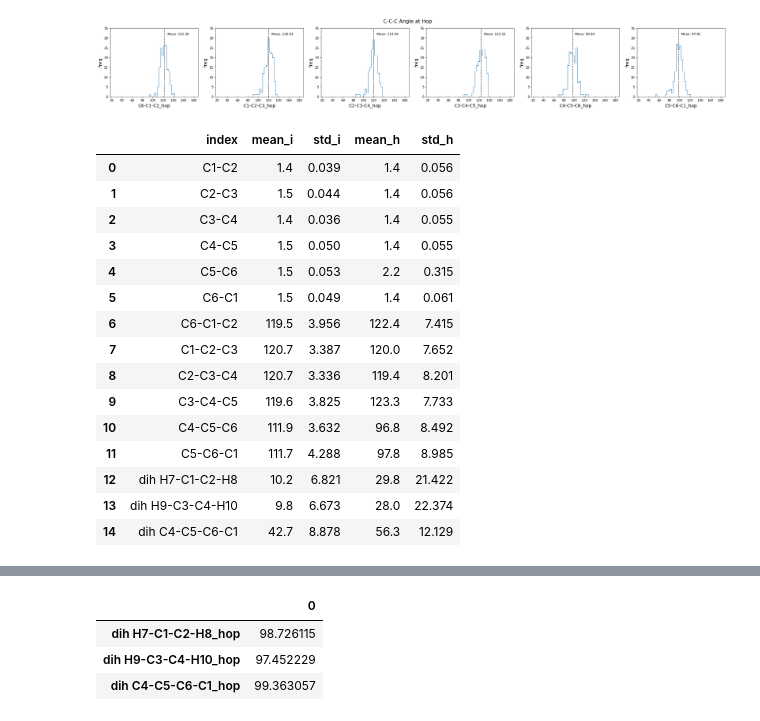
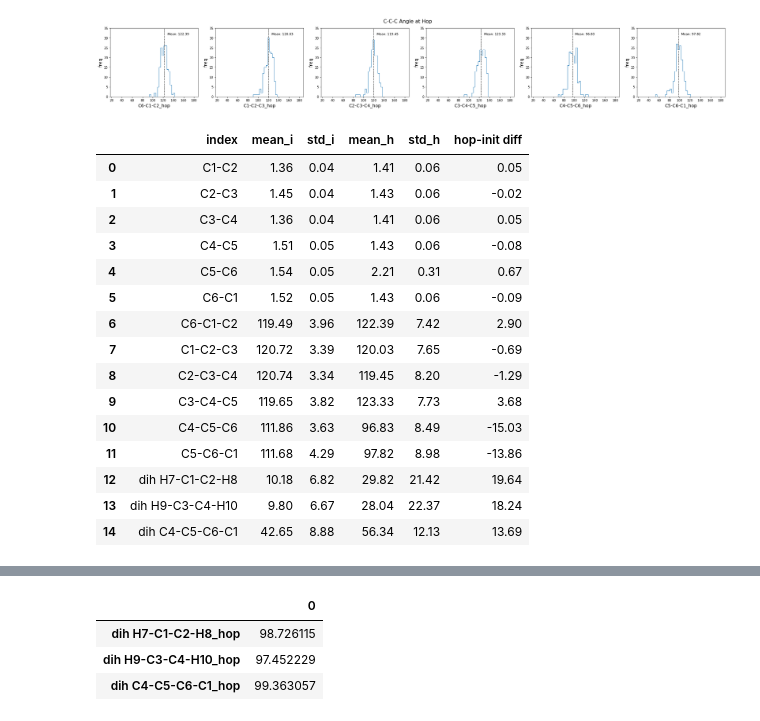
Before and after one commit to KhaiTTNguyen/Computational_Quantum_Chemistry, a Jupyter notebook: structural_influence_on_excited_state_dynamics/[Khai_Nguyen]_CHD_IC_Visualization.ipynb, the cells around one changed output, grey strips where cells are left out. Saved outputs shown, nothing was run; the diff lists cells and outputs as text; code cells hidden in the pictures.

```diff
--- a/structural_influence_on_excited_state_dynamics/[Khai_Nguyen]_CHD_IC_Visualization.ipynb
+++ b/structural_influence_on_excited_state_dynamics/[Khai_Nguyen]_CHD_IC_Visualization.ipynb
@@ -75,45 +75,46 @@ plt.savefig(output_path)
 # %%
 # ------------------- Compute mean & stdv for dihedrals ----------------- #
 split_index = math.ceil(len(dih_merge.columns)/2)
-mean_initial = dih_merge.iloc[:,1:split_index].mean(axis=0).round(decimals=1).rename('mean_i').to_frame()
-mean_hop = dih_merge.iloc[:,split_index:].mean(axis=0).round(decimals=1).rename('mean_h').to_frame()
-std_initial = dih_merge.iloc[:,1:split_index].std(axis=0).round(decimals=3).rename('std_i').to_frame()
-std_hop = dih_merge.iloc[:,split_index:].std(axis=0).round(decimals=3).rename('std_h').to_frame()
+mean_initial = dih_merge.iloc[:,1:split_index].mean(axis=0).round(decimals=2).rename('mean_i').to_frame()
+mean_hop = dih_merge.iloc[:,split_index:].mean(axis=0).round(decimals=2).rename('mean_h').to_frame()
+std_initial = dih_merge.iloc[:,1:split_index].std(axis=0).round(decimals=2).rename('std_i').to_frame()
+std_hop = dih_merge.iloc[:,split_index:].std(axis=0).round(decimals=2).rename('std_h').to_frame()
 
 # ------------- set axis ----------------
 mean_initial.set_axis(hop_data.columns[1:], axis=0, inplace=True)
 mean_hop.set_axis(hop_data.columns[1:], axis=0, inplace=True)
 std_initial.set_axis(hop_data.columns[1:], axis=0, inplace=True)
 std_hop.set_axis(hop_data.columns[1:], axis=0, inplace=True)
 
 # Merge
 compare_mean = pd.concat([mean_initial, std_initial, mean_hop, std_hop], axis=1, sort=False).reset_index()                                           # axis{0/’index’, 1/’columns’},
 compare_mean.index = range(len(compare_mean))
+compare_mean['hop-init diff'] = compare_mean['mean_h']-compare_mean['mean_i']
 
 compare_mean
 # #------------------------- Output to file ----------------------#
 # fig = plt.figure()
 # display(compare_mean[:])
 # output_path = os.path.join(".", "visuals", "CHD", "initial_vs_hop", date_computed + "_initial_vs_hop_average" + ".png")
 # os.makedirs(os.path.dirname(output_path), exist_ok=True) # create folder if not existed yet
 # fig.savefig(output_path, bbox_inches='tight', dpi=600)
 # %% [output]
-|  | index | mean_i | std_i | mean_h | std_h |
-| 0 | C1-C2 | 1.4 | 0.039 | 1.4 | 0.056 |
-| 1 | C2-C3 | 1.5 | 0.044 | 1.4 | 0.056 |
-| 2 | C3-C4 | 1.4 | 0.036 | 1.4 | 0.055 |
-| 3 | C4-C5 | 1.5 | 0.050 | 1.4 | 0.055 |
-| 4 | C5-C6 | 1.5 | 0.053 | 2.2 | 0.315 |
-| 5 | C6-C1 | 1.5 | 0.049 | 1.4 | 0.061 |
-| 6 | C6-C1-C2 | 119.5 | 3.956 | 122.4 | 7.415 |
-| 7 | C1-C2-C3 | 120.7 | 3.387 | 120.0 | 7.652 |
-| 8 | C2-C3-C4 | 120.7 | 3.336 | 119.4 | 8.201 |
-| 9 | C3-C4-C5 | 119.6 | 3.825 | 123.3 | 7.733 |
-| 10 | C4-C5-C6 | 111.9 | 3.632 | 96.8 | 8.492 |
-| 11 | C5-C6-C1 | 111.7 | 4.288 | 97.8 | 8.985 |
-| 12 | dih H7-C1-C2-H8 | 10.2 | 6.821 | 29.8 | 21.422 |
-| 13 | dih H9-C3-C4-H10 | 9.8 | 6.673 | 28.0 | 22.374 |
-| 14 | dih C4-C5-C6-C1 | 42.7 | 8.878 | 56.3 | 12.129 |
+|  | index | mean_i | std_i | mean_h | std_h | hop-init diff |
+| 0 | C1-C2 | 1.36 | 0.04 | 1.41 | 0.06 | 0.05 |
+| 1 | C2-C3 | 1.45 | 0.04 | 1.43 | 0.06 | -0.02 |
+| 2 | C3-C4 | 1.36 | 0.04 | 1.41 | 0.06 | 0.05 |
+| 3 | C4-C5 | 1.51 | 0.05 | 1.43 | 0.06 | -0.08 |
+| 4 | C5-C6 | 1.54 | 0.05 | 2.21 | 0.31 | 0.67 |
+| 5 | C6-C1 | 1.52 | 0.05 | 1.43 | 0.06 | -0.09 |
+| 6 | C6-C1-C2 | 119.49 | 3.96 | 122.39 | 7.42 | 2.90 |
+| 7 | C1-C2-C3 | 120.72 | 3.39 | 120.03 | 7.65 | -0.69 |
+| 8 | C2-C3-C4 | 120.74 | 3.34 | 119.45 | 8.20 | -1.29 |
+| 9 | C3-C4-C5 | 119.65 | 3.82 | 123.33 | 7.73 | 3.68 |
+| 10 | C4-C5-C6 | 111.86 | 3.63 | 96.83 | 8.49 | -15.03 |
+| 11 | C5-C6-C1 | 111.68 | 4.29 | 97.82 | 8.98 | -13.86 |
+| 12 | dih H7-C1-C2-H8 | 10.18 | 6.82 | 29.82 | 21.42 | 19.64 |
+| 13 | dih H9-C3-C4-H10 | 9.80 | 6.67 | 28.04 | 22.37 | 18.24 |
+| 14 | dih C4-C5-C6-C1 | 42.65 | 8.88 | 56.34 | 12.13 | 13.69 |
 # %%
 # ----------------------- Plot ----------------------- #
 '''
```
Also changed, not shown: parts of 1 cell of this notebook, 14 other files.
